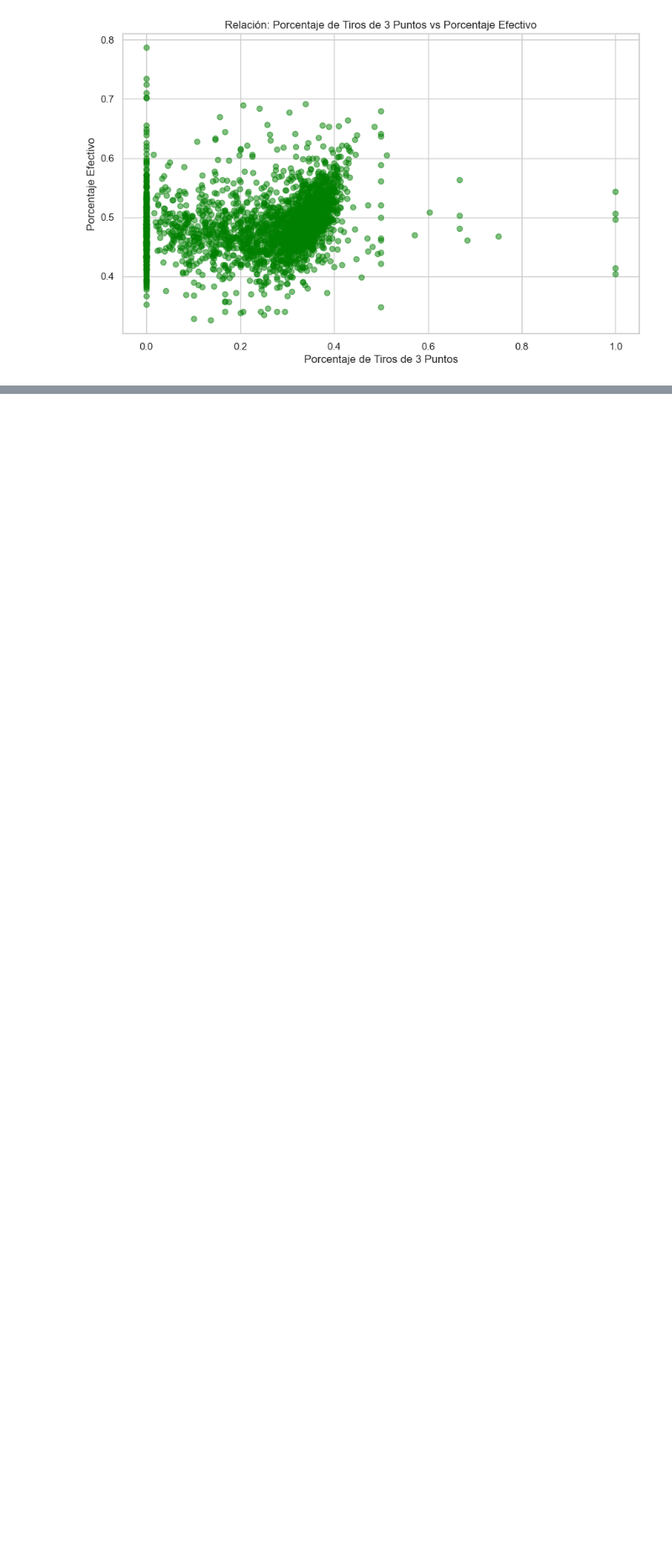
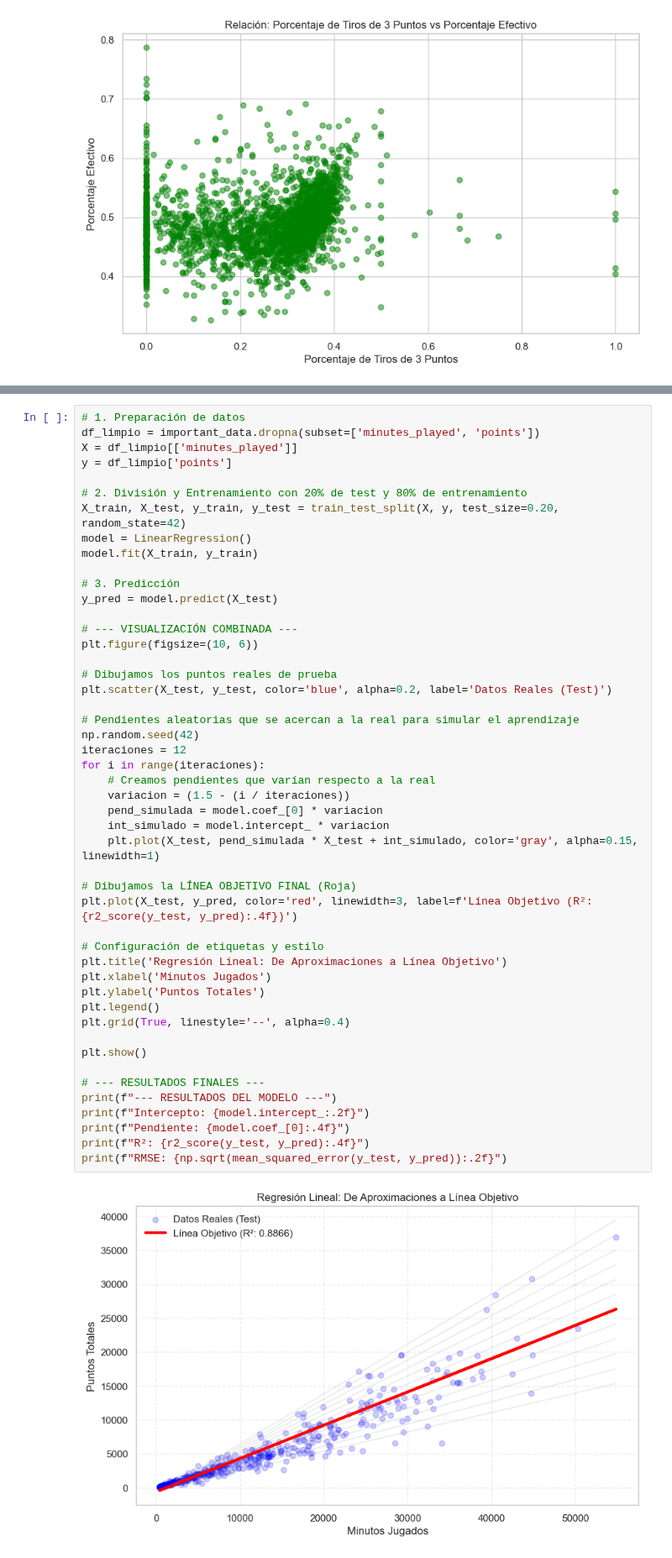
Before and after one commit to jacc1087/Estadistica, a Jupyter notebook: PracticaEstadistica__Contreras_Caño_Jose_Angel.ipynb, the cells around one changed output, grey strips where cells are left out. Shown at 84% size. Saved outputs shown, nothing was run; the diff lists cells and outputs as text; blank space fills up the shorter version.

```diff
--- a/PracticaEstadistica__Contreras_Caño_Jose_Angel.ipynb
+++ b/PracticaEstadistica__Contreras_Caño_Jose_Angel.ipynb
@@ -842,0 +725,50 @@ R² = 0.6928 (69.3%): El modelo explica el 69% de la variabilidad en la probabil
+# %%
+# 1. Preparación de datos
+df_limpio = important_data.dropna(subset=['minutes_played', 'points'])
+X = df_limpio[['minutes_played']]
+y = df_limpio['points']
+
+# 2. División y Entrenamiento con 20% de test y 80% de entrenamiento
+X_train, X_test, y_train, y_test = train_test_split(X, y, test_size=0.20, random_state=42)
+model = LinearRegression()
+model.fit(X_train, y_train)
+
+# 3. Predicción
+y_pred = model.predict(X_test)
+
+# --- VISUALIZACIÓN COMBINADA ---
+plt.figure(figsize=(10, 6))
+
+# Dibujamos los puntos reales de prueba
+plt.scatter(X_test, y_test, color='blue', alpha=0.2, label='Datos Reales (Test)')
+
+# Pendientes aleatorias que se acercan a la real para simular el aprendizaje
+np.random.seed(42)
+iteraciones = 12
+for i in range(iteraciones):
+    # Creamos pendientes que varían respecto a la real
+    variacion = (1.5 - (i / iteraciones))
+    pend_simulada = model.coef_[0] * variacion
+    int_simulado = model.intercept_ * variacion
+    plt.plot(X_test, pend_simulada * X_test + int_simulado, color='gray', alpha=0.15, linewidth=1)
+
+# Dibujamos la LÍNEA OBJETIVO FINAL (Roja)
+plt.plot(X_test, y_pred, color='red', linewidth=3, label=f'Línea Objetivo (R²: {r2_score(y_test, y_pred):.4f})')
+
+# Configuración de etiquetas y estilo
+plt.title('Regresión Lineal: De Aproximaciones a Línea Objetivo')
+plt.xlabel('Minutos Jugados')
+plt.ylabel('Puntos Totales')
+plt.legend()
+plt.grid(True, linestyle='--', alpha=0.4)
+
+plt.show()
+
+# --- RESULTADOS FINALES ---
+print(f"--- RESULTADOS DEL MODELO ---")
+print(f"Intercepto: {model.intercept_:.2f}")
+print(f"Pendiente: {model.coef_[0]:.4f}")
+print(f"R²: {r2_score(y_test, y_pred):.4f}")
+print(f"RMSE: {np.sqrt(mean_squared_error(y_test, y_pred)):.2f}")
+# %% [output]
+[figure, added]
```
Also changed, not shown: parts of 19 cells of this notebook.
